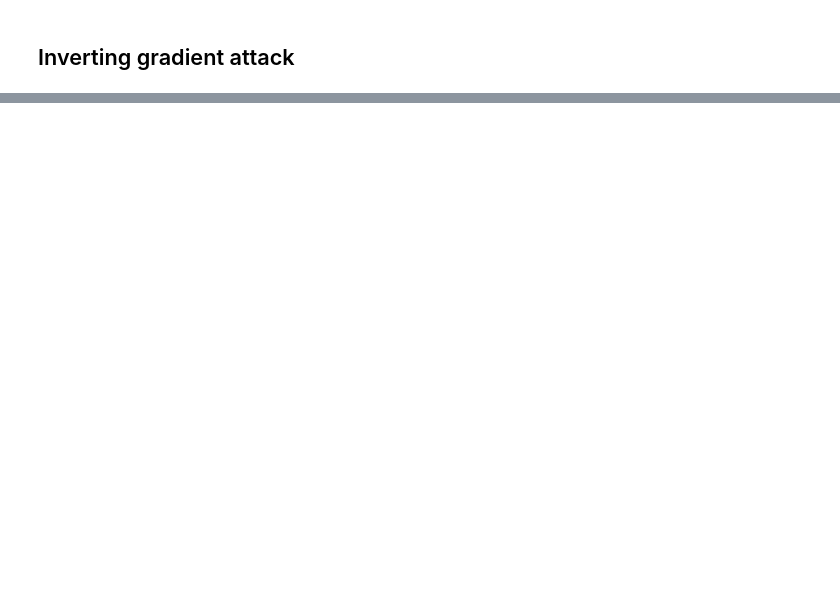
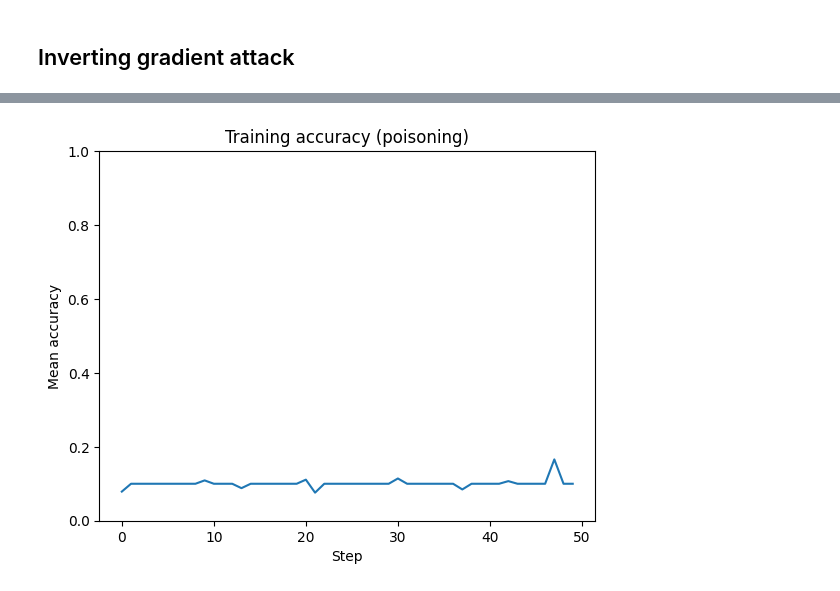
Before and after one commit to AI-Safety-X2023/playground, a Jupyter notebook: implementations/projects/poisoning/inverting_gradient_attack_cookbook.ipynb, the cells around one changed output, grey strips where cells are left out. Drawn from its saved outputs; the diff is of its cells as text; code cells hidden in the pictures; blank space fills up the shorter version.

```diff
--- a/implementations/projects/poisoning/inverting_gradient_attack_cookbook.ipynb
+++ b/implementations/projects/poisoning/inverting_gradient_attack_cookbook.ipynb
@@ -377,0 +205,18 @@ Although more extensive testing is required, unlearning methods do not fully res
+# %%
+def make_robust_aggregator(batch_size: int, alpha: float) -> Krum:
+    """Configure a robust aggregation method.
+
+    Parameters:
+        batch_size (int): the clean data batch size.
+            Warning : this is not the true batch size since it does not include poisons,
+            the latter are artificially inserted into the batch.
+        alpha (float): the maximum proportion of poisons to defend against.
+
+    Returns:
+        aggregator (Krum): a robust aggregator.
+    """
+    alpha = 0.1
+    f = int(alpha / (1 - alpha) * batch_size)
+    n = batch_size + f
+    m = n - (2 * f + 3)
+    return Krum(f, m)
@@ -377,0 +230,29 @@ Although more extensive testing is required, unlearning methods do not fully res
+# %%
+unlearner, results = poison_and_unlearn(
+    ShuffleNetV2,
+    aggregator = make_robust_aggregator(batch_size, alpha = 0.1),
+    inversion_method = GradientAttack.ASCENT,
+    poison_factor = 0.05,
+    unlearning_method = Unlearning.NEG_GRAD_PLUS,
+    training_hparams = dict(epochs=1),
+    unlearning_hparams = dict(),
+    quicktesting=True,
+)
+# %%
+def display_results(results: PipelineResults):
+    # Mean accuracy per step
+    # TODO: plot moving average or epoch tracking average instead
+    accuracy_per_step = torch.cat([
+        epoch_metrics['MetricTracker'].compute_all()['accuracy'].mean(dim=1)
+        for epoch_metrics in results.train_logs.train_metrics
+    ])
+    plt.plot(np.arange(len(accuracy_per_step)), accuracy_per_step)
+    plt.xlabel("Step")
+    plt.ylabel("Mean accuracy")
+    plt.ylim((0.0, 1.0))
+    plt.title("Training accuracy (poisoning)")
+    plt.show()
+# %%
+display_results(results)
+# %% [output]
+[figure, added]
```
Also changed, not shown: parts of 55 cells of this notebook.
